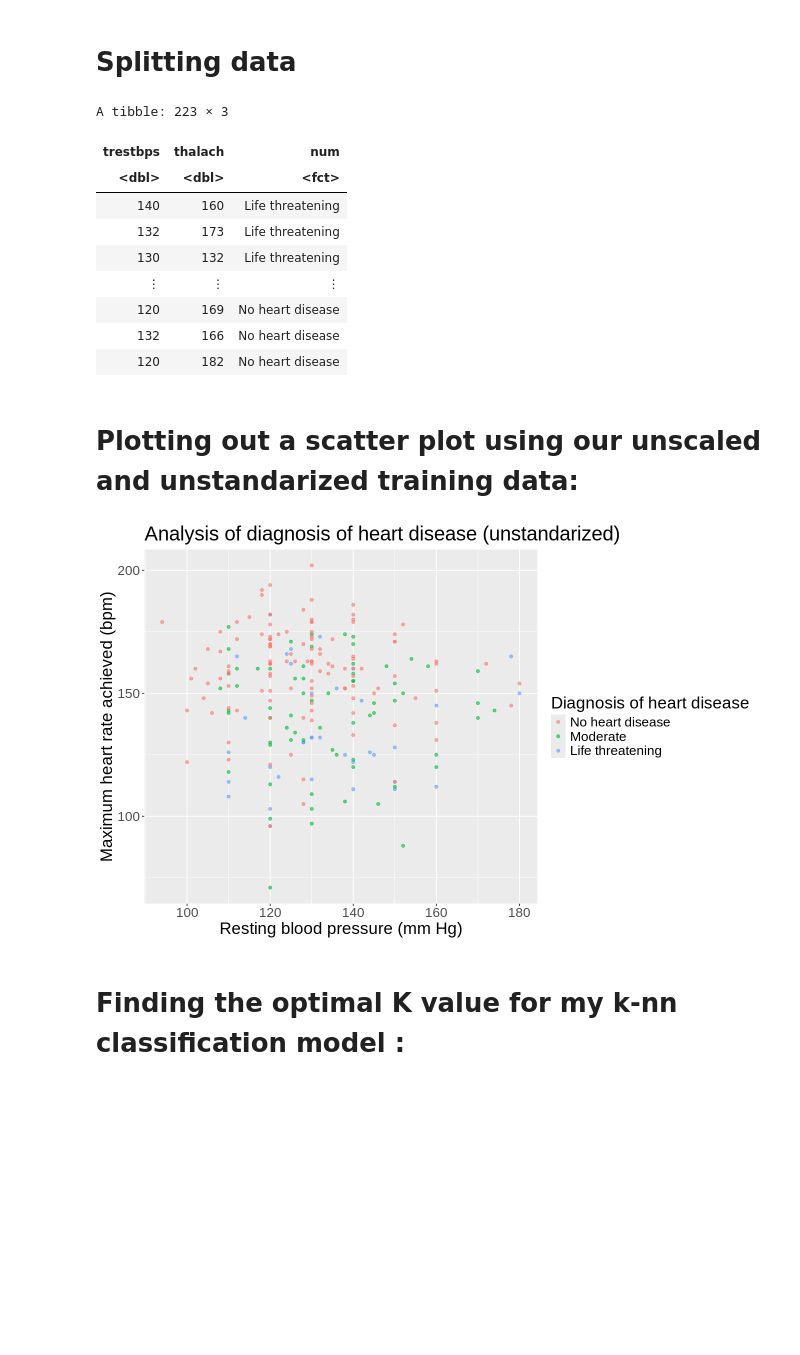
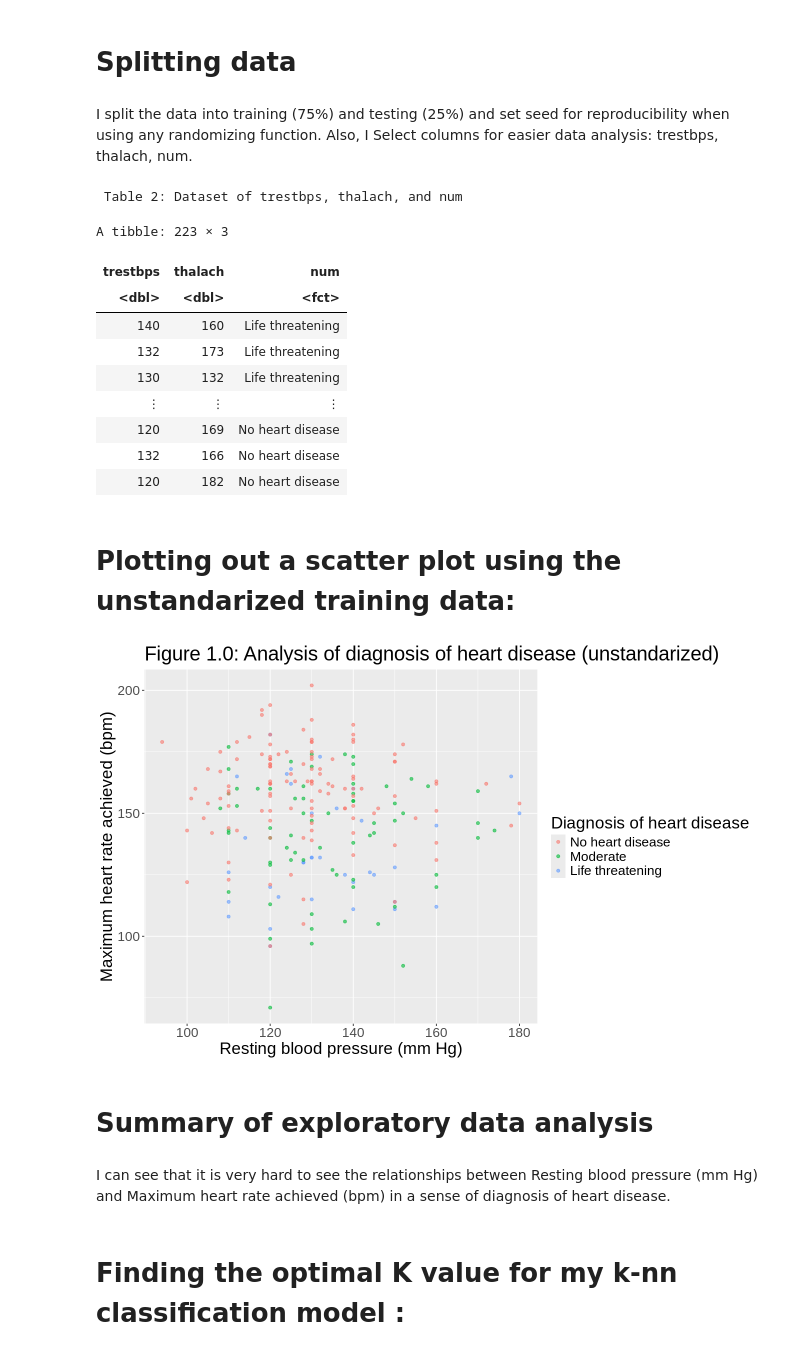
Before and after one commit to Xiaobin215/Billy_project_DSCI100, a Jupyter notebook: Billy's Final Project.ipynb, the cells around one changed output. Saved outputs shown, nothing was run; the diff lists cells and outputs as text; code cells hidden in the pictures; blank space fills up the shorter version.

```diff
--- a/Billy's Final Project.ipynb
+++ b/Billy's Final Project.ipynb
@@ -112,21 +112,23 @@ A tibble: 299 × 14
 | 57 | female | 2 | 130 | 236 | 0 | 2 | 174 | 0 | 0.0 | 2 | 1 | ... |
 # %% [markdown]
 # Splitting data
+# %% [markdown]
+I split the data into training (75%) and testing (25%) and set seed for reproducibility when using any randomizing function. Also, I Select columns for easier data analysis: trestbps, thalach, num.
 # %%
-# Set.seed is used to initialize to make randomization reproducible to ensure that the same random values are produced each time you run the code.
 set.seed(2004)
 
-# Select columns for easier data analysis: trestbps, thalach, num
 cleveland_select <- cleveland_clean |> select(trestbps, thalach, num)
 
-# Split the dataset into 75% of the original data into training set and the 25% into testing set
 cleveland_split <- initial_split(cleveland_select, prop = 0.75, strata = num)
 cleveland_train <- training(cleveland_split)
 cleveland_test <- testing(cleveland_split)
 
+title <- "Table 2: Dataset of trestbps, thalach, and num"
+cat("\n", title, "\n")
 cleveland_train
 # %% [output]
-A tibble: 223 × 3
+ Table 2: Dataset of trestbps, thalach, and num
+A tibble: 223 × 3
 | trestbps | thalach | num |
 | <dbl> | <dbl> | <fct> |
 | 140 | 160 | Life threatening |
@@ -137,23 +139,27 @@ A tibble: 223 × 3
 | 132 | 166 | No heart disease |
 | 120 | 182 | No heart disease |
 # %% [markdown]
-# Plotting out a scatter plot using our unscaled and unstandarized training data:
+# Plotting out a scatter plot using the unstandarized training data:
 # %%
 # This limits the width and height of the scatter plot
 options(repr.plot.width = 11, repr.plot.height = 7)
 
 # Using the function ggplot to plot out the scatter plot using the training data
 cleveland_train_plot <- cleveland_train |>
                         ggplot(aes(x = trestbps , y = thalach , color = num)) +
                         geom_point(alpha = 0.6) +
                         labs(x = "Resting blood pressure (mm Hg)",y = "Maximum heart rate achieved (bpm)",
                              color = "Diagnosis of heart disease") +
                         theme(text = element_text(size = 20)) +
-                        ggtitle("Analysis of diagnosis of heart disease (unstandarized)")
+                        ggtitle("Figure 1.0: Analysis of diagnosis of heart disease (unstandarized)")
 
 cleveland_train_plot
 # %% [output]
-[figure, old version]
+[figure, new version]
+# %% [markdown]
+# Summary of exploratory data analysis
+# %% [markdown]
+I can see that it is very hard to see the relationships between Resting blood pressure (mm Hg) and Maximum heart rate achieved (bpm) in a sense of diagnosis of heart disease.
 # %% [markdown]
 # Finding the optimal K value for my k-nn classification model :
 # %% [markdown]
```
Also changed, not shown: parts of 32 cells of this notebook.
